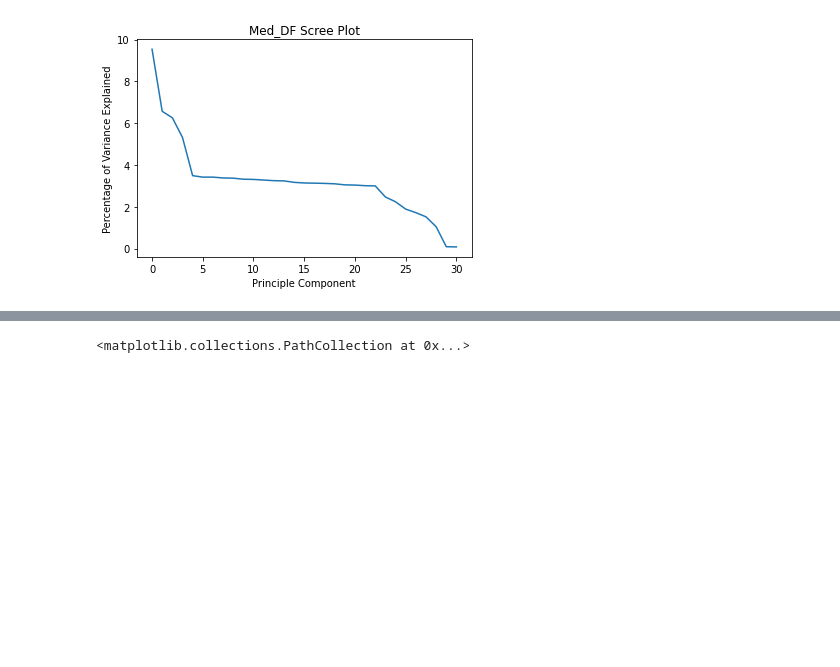
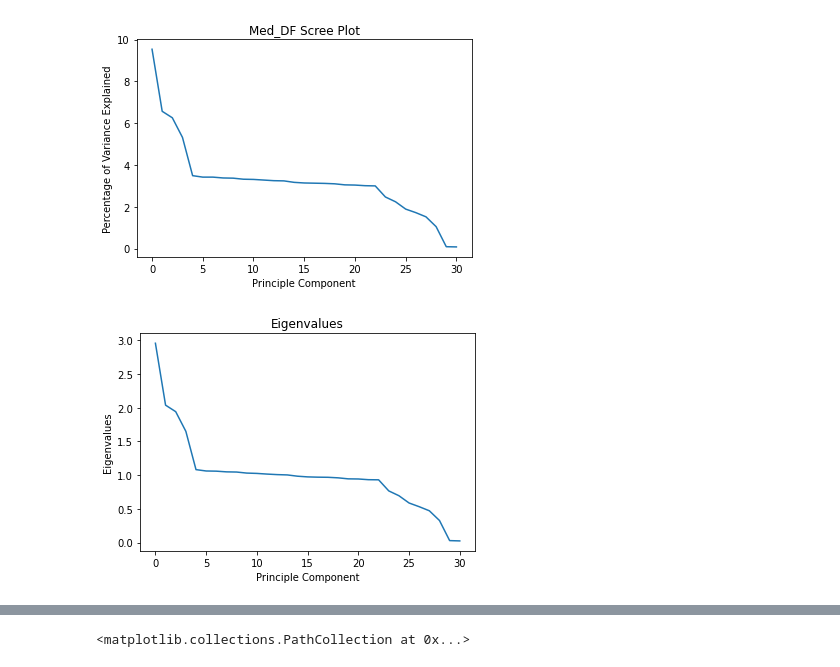
Before and after one commit to JacobRColp/WGU, a Jupyter notebook: D206/D206 - Jacob Colp.ipynb, the cells around one changed output, grey strips where cells are left out. Drawn from its saved outputs; the diff is of its cells as text; code cells hidden in the pictures; blank space fills up the shorter version.

```diff
--- a/D206/D206 - Jacob Colp.ipynb
+++ b/D206/D206 - Jacob Colp.ipynb
@@ -548,3 +622,13 @@ pyplot.ylabel('Percentage of Variance Explained')
 plt.show()
 # %% [output]
 [figure]
+# %%
+eigenvalues = Med_PCA.explained_variance_
+
+pyplot.plot(Med_PCA_FT.columns, eigenvalues)
+pyplot.title('Eigenvalues')
+pyplot.xlabel('Principle Component')
+pyplot.ylabel('Eigenvalues')
+plt.show()
+# %% [output]
+[figure, added]
```
Also changed, not shown: parts of 11 cells of this notebook.
